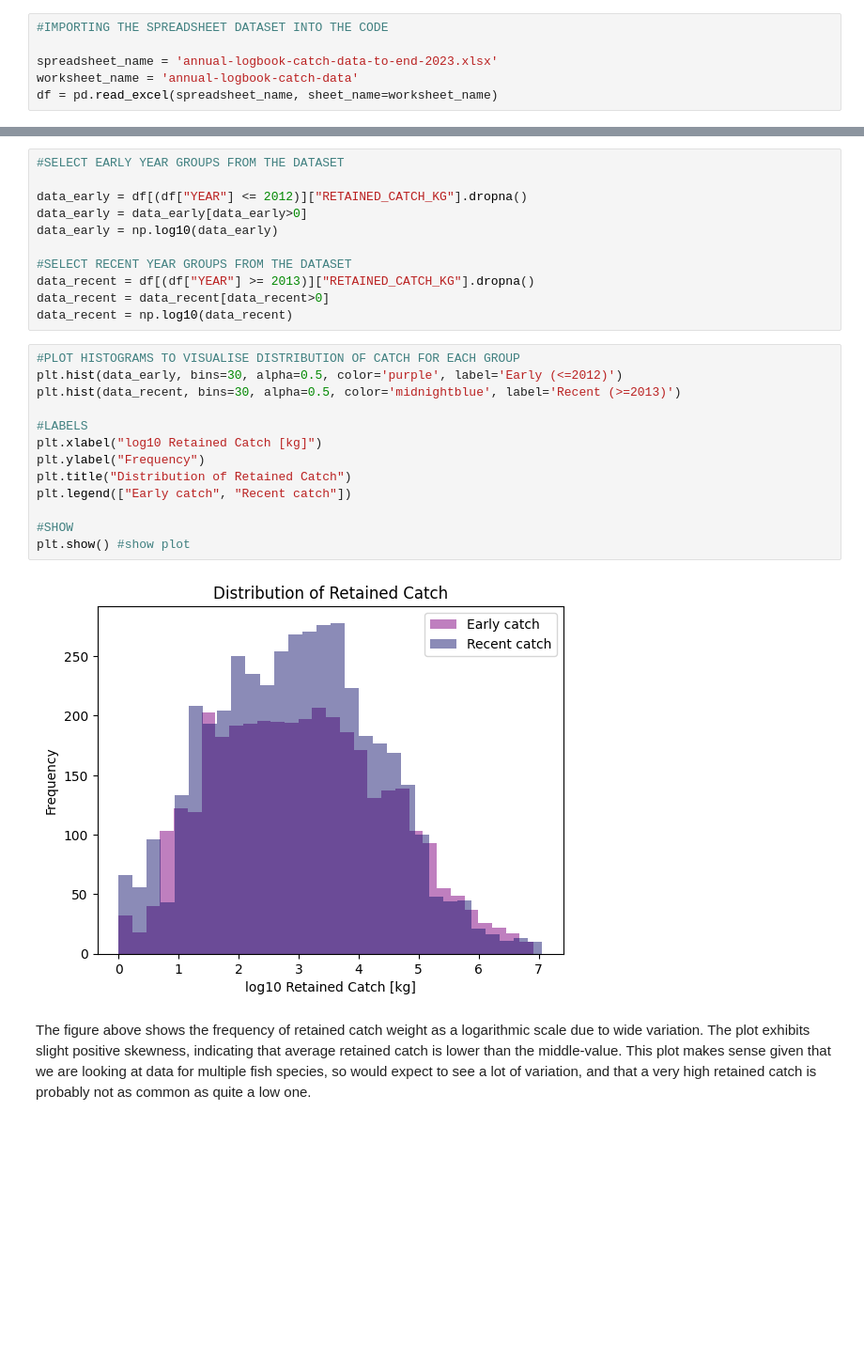
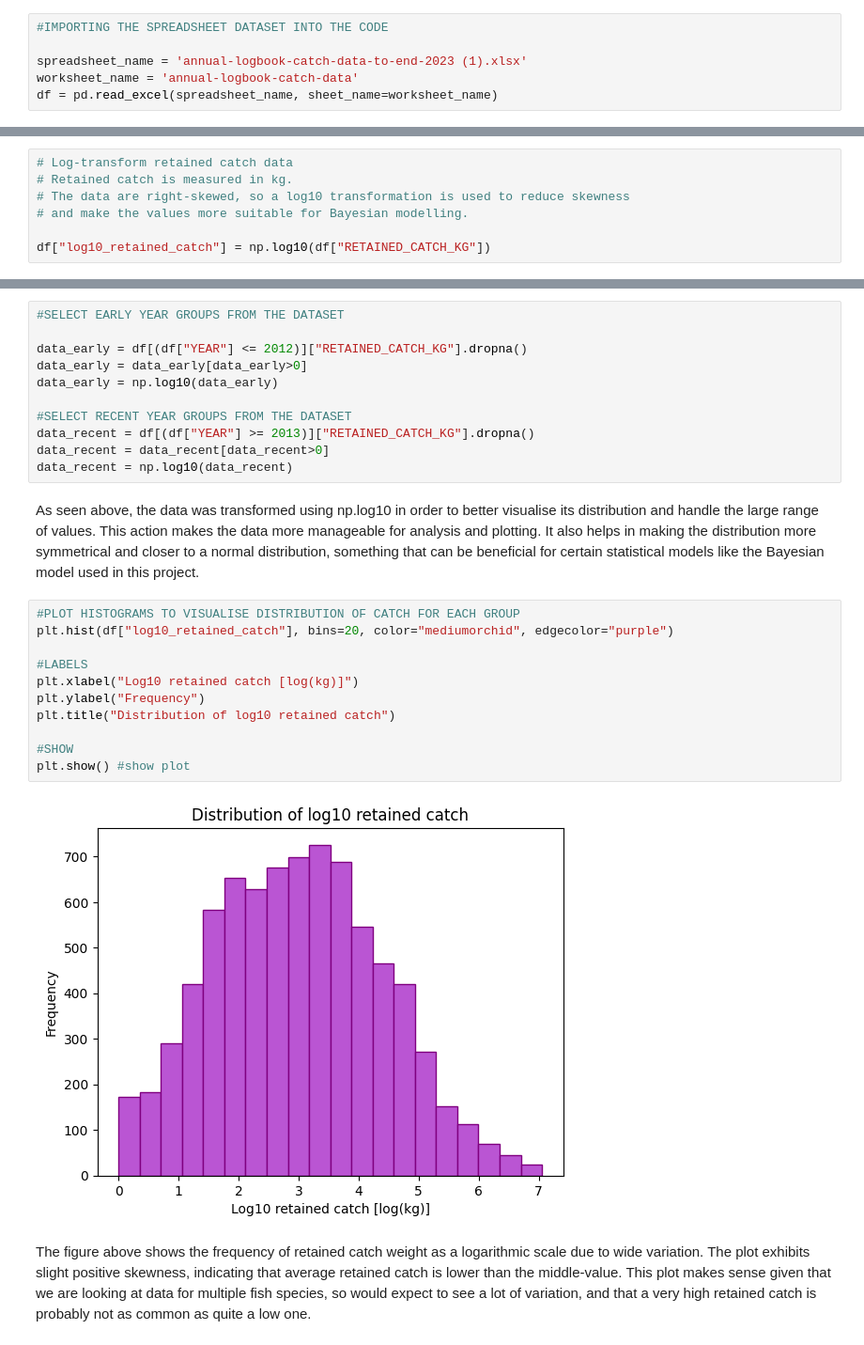
Before and after one commit to me1-3/Emsc2010-GroupProject-Assess2, a Jupyter notebook: EMSC2010_Group_Project_2.ipynb, the cells around one changed output, grey strips where cells are left out. Shown at 94% size. Saved outputs shown, nothing was run; the diff lists cells and outputs as text; blank space fills up the shorter version.

Commit message:
Edited Project

```diff
--- a/EMSC2010_Group_Project_2.ipynb
+++ b/EMSC2010_Group_Project_2.ipynb
@@ -92,7 +92,7 @@ We then imported all important libraries, such as pyMC, for our specific modelli
 # %%
 #IMPORTING THE SPREADSHEET DATASET INTO THE CODE
 
-spreadsheet_name = 'annual-logbook-catch-data-to-end-2023.xlsx'
+spreadsheet_name = 'annual-logbook-catch-data-to-end-2023 (1).xlsx'
 worksheet_name = 'annual-logbook-catch-data'
 df = pd.read_excel(spreadsheet_name, sheet_name=worksheet_name)
 # %%
@@ -104,3 +104,10 @@ df.head()
 | 2 | CSF | Trawl | 2003 | Coral Trout (mixed) | Plectropomus spp & Variola spp | 37311905.0 | 9 | Logbook |
 | 3 | CSF | Trawl | 2003 | Gemfish | Rexea solandri | 37439002.0 | 2555 | Logbook |
 | 4 | CSF | Trawl | 2003 | Goldband snappers | Pristipomoides multidens & Pristi... | 37346901.0 | 5 | Logbook |
+# %%
+# Log-transform retained catch data
+# Retained catch is measured in kg.
+# The data are right-skewed, so a log10 transformation is used to reduce skewness
+# and make the values more suitable for Bayesian modelling.
+
+df["log10_retained_catch"] = np.log10(df["RETAINED_CATCH_KG"])
@@ -121,21 +133,21 @@ data_early = np.log10(data_early)
 data_recent = df[(df["YEAR"] >= 2013)]["RETAINED_CATCH_KG"].dropna()
 data_recent = data_recent[data_recent>0]
 data_recent = np.log10(data_recent)
+# %% [markdown]
+As seen above, the data was transformed using np.log10 in order to better visualise its distribution and handle the large range of values. This action makes the data more manageable for analysis and plotting. It also helps in making the distribution more symmetrical and closer to a normal distribution, something that can be beneficial for certain statistical models like the Bayesian model used in this project.
 # %%
 #PLOT HISTOGRAMS TO VISUALISE DISTRIBUTION OF CATCH FOR EACH GROUP
-plt.hist(data_early, bins=30, alpha=0.5, color='purple', label='Early (<=2012)')
-plt.hist(data_recent, bins=30, alpha=0.5, color='midnightblue', label='Recent (>=2013)')
+plt.hist(df["log10_retained_catch"], bins=20, color="mediumorchid", edgecolor="purple")
 
 #LABELS
-plt.xlabel("log10 Retained Catch [kg]")
+plt.xlabel("Log10 retained catch [log(kg)]")
 plt.ylabel("Frequency")
-plt.title("Distribution of Retained Catch")
-plt.legend(["Early catch", "Recent catch"])
+plt.title("Distribution of log10 retained catch")
 
 #SHOW
 plt.show() #show plot
 # %% [output]
-[figure, old version]
+[figure, new version]
 # %% [markdown]
 The figure above shows the frequency of retained catch weight as a logarithmic scale due to wide variation. The plot exhibits slight positive skewness, indicating that average retained catch is lower than the middle-value. This plot makes sense given that we are looking at data for multiple fish species, so would expect to see a lot of variation, and that a very high retained catch is probably not as common as quite a low one.
 # %% [markdown]
```
Also changed, not shown: parts of 15 cells of this notebook.
